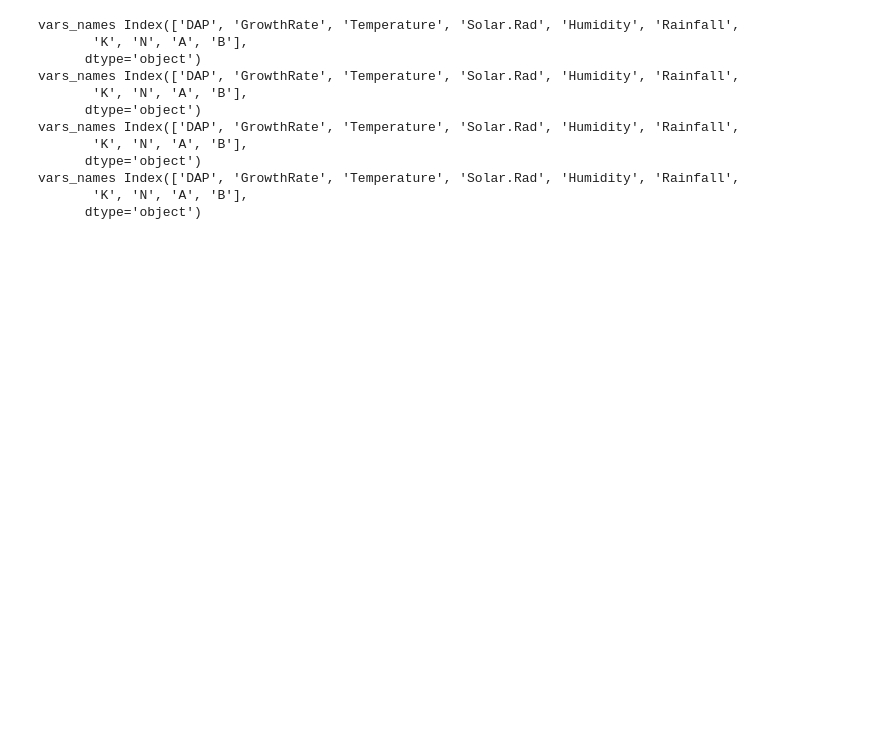
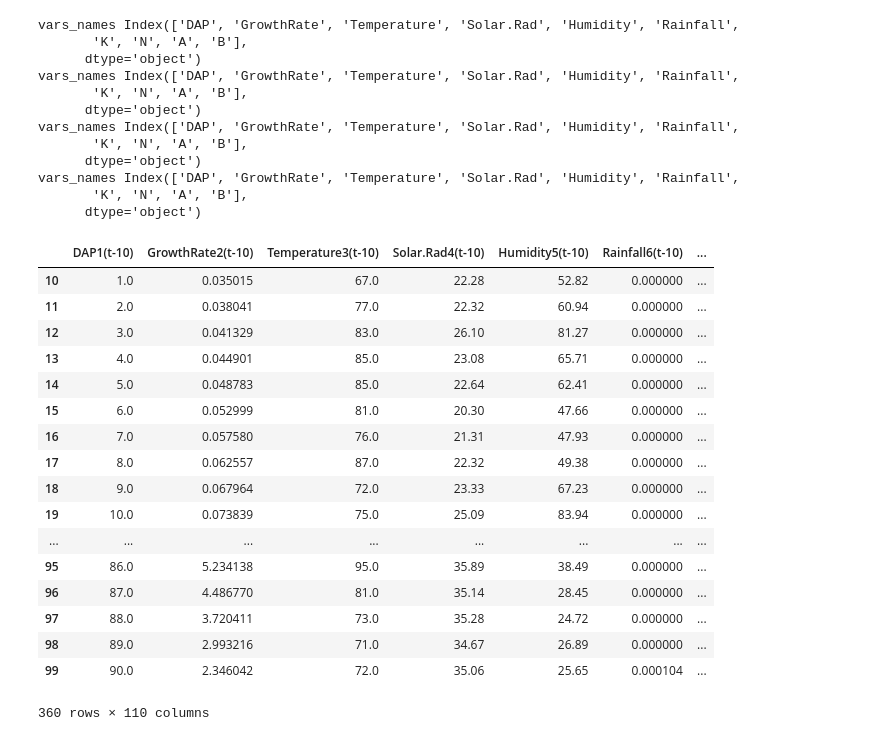
Before and after one commit to rkhaled98/Syngenta-Yield-Prediction, a Jupyter notebook: Smart_farm_prediction_used_modules.ipynb, the cells around one changed output. Cells and saved outputs as stored; diff of their text form; code cells hidden in the pictures; blank space fills up the shorter version.

```diff
--- a/Smart_farm_prediction_used_modules.ipynb
+++ b/Smart_farm_prediction_used_modules.ipynb
@@ -165,5 +123,26 @@ vars_names Index(['DAP', 'GrowthRate', 'Temperature', 'Solar.Rad', 'Humidity', '
 vars_names Index(['DAP', 'GrowthRate', 'Temperature', 'Solar.Rad', 'Humidity', 'Rainfall',
        'K', 'N', 'A', 'B'],
       dtype='object')
+# %%
+data
+# %% [output]
+|  | DAP1(t-10) | GrowthRate2(t-10) | Temperature3(t-10) | Solar.Rad4(t-10) | Humidity5(t-10) | Rainfall6(t-10) | ... |
+| 10 | 1.0 | 0.035015 | 67.0 | 22.28 | 52.82 | 0.000000 | ... |
+| 11 | 2.0 | 0.038041 | 77.0 | 22.32 | 60.94 | 0.000000 | ... |
+| 12 | 3.0 | 0.041329 | 83.0 | 26.10 | 81.27 | 0.000000 | ... |
+| 13 | 4.0 | 0.044901 | 85.0 | 23.08 | 65.71 | 0.000000 | ... |
+| 14 | 5.0 | 0.048783 | 85.0 | 22.64 | 62.41 | 0.000000 | ... |
+| 15 | 6.0 | 0.052999 | 81.0 | 20.30 | 47.66 | 0.000000 | ... |
+| 16 | 7.0 | 0.057580 | 76.0 | 21.31 | 47.93 | 0.000000 | ... |
+| 17 | 8.0 | 0.062557 | 87.0 | 22.32 | 49.38 | 0.000000 | ... |
+| 18 | 9.0 | 0.067964 | 72.0 | 23.33 | 67.23 | 0.000000 | ... |
+| 19 | 10.0 | 0.073839 | 75.0 | 25.09 | 83.94 | 0.000000 | ... |
+| ... | ... | ... | ... | ... | ... | ... | ... |
+| 95 | 86.0 | 5.234138 | 95.0 | 35.89 | 38.49 | 0.000000 | ... |
+| 96 | 87.0 | 4.486770 | 81.0 | 35.14 | 28.45 | 0.000000 | ... |
+| 97 | 88.0 | 3.720411 | 73.0 | 35.28 | 24.72 | 0.000000 | ... |
+| 98 | 89.0 | 2.993216 | 71.0 | 34.67 | 26.89 | 0.000000 | ... |
+| 99 | 90.0 | 2.346042 | 72.0 | 35.06 | 25.65 | 0.000104 | ... |
+360 rows × 110 columns
 # %%
 data.reset_index()
```
Also changed, not shown: parts of 11 cells of this notebook.
